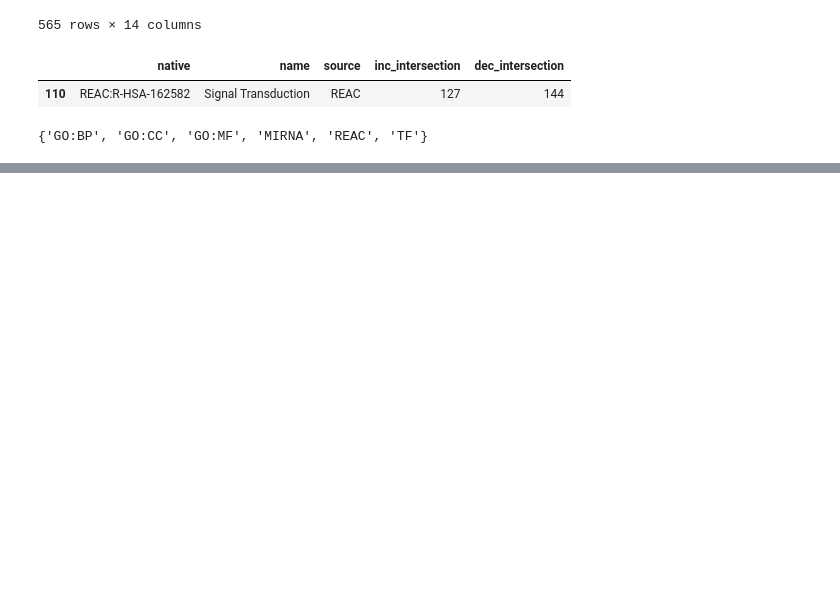
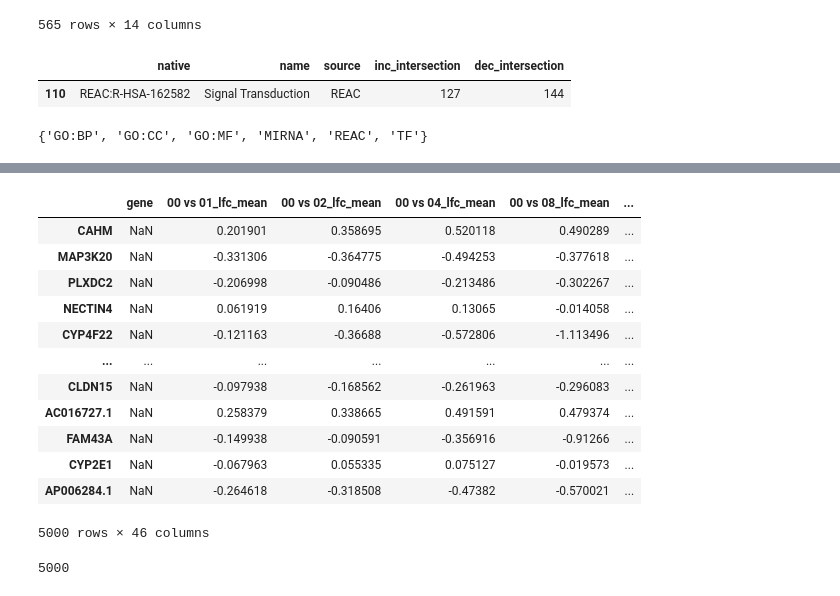
Before and after one commit to Formanj-0/UpDown_Project, a Jupyter notebook: WorkSpace/Dex/DEX_Pathway_Analysis.ipynb, the cells around one changed output, grey strips where cells are left out. Cells and saved outputs as stored; diff of their text form; code cells hidden in the pictures; blank space fills up the shorter version.

Commit message:
simplified Diff Expression

```diff
--- a/WorkSpace/Dex/DEX_Pathway_Analysis.ipynb
+++ b/WorkSpace/Dex/DEX_Pathway_Analysis.ipynb
@@ -179,3 +179,27 @@ union_0018[union_0018['source'] == 'REAC']
 set(union_0018['source'])
 # %% [output]
 {'GO:BP', 'GO:CC', 'GO:MF', 'MIRNA', 'REAC', 'TF'}
+# %%
+comparisons = [
+    '00 vs 01', '00 vs 02', '00 vs 04', '00 vs 08', '00 vs 18',
+    '01 vs 02', '01 vs 04', '01 vs 08', '01 vs 18',
+    '02 vs 04', '02 vs 08', '02 vs 18',
+    '04 vs 08', '04 vs 18',
+    '08 vs 18'
+]
+
+col = ['gene']
+col.extend([f'{c}_lfc_mean' for c in comparisons])
+col.extend([f'{c}_lfc_median' for c in comparisons])
+col.extend([f'{c}_lfc_std' for c in comparisons])
+
+simplifiedDE = pd.DataFrame(columns=col, index=list(set(DE.index)))
+n = 0
+for i in list(set(DE.index)):
+    for c in comparisons:
+        simplifiedDE.loc[i, f'{c}_lfc_mean'] = DE[DE['comparison'] == c].loc[i]['lfc_mean']
+        simplifiedDE.loc[i, f'{c}_lfc_median'] = DE[DE['comparison'] == c].loc[i]['lfc_median']
+        simplifiedDE.loc[i, f'{c}_lfc_std'] =  DE[DE['comparison'] == c].loc[i]['lfc_std']
+        n += 1
+        if n % 100 == 0:
+            print(n)
@@ -181,0 +226,20 @@ set(union_0018['source'])
+# %%
+simplifiedDE
+# %% [output]
+|  | gene | 00 vs 01_lfc_mean | 00 vs 02_lfc_mean | 00 vs 04_lfc_mean | 00 vs 08_lfc_mean | ... |
+| CAHM | NaN | 0.201901 | 0.358695 | 0.520118 | 0.490289 | ... |
+| MAP3K20 | NaN | -0.331306 | -0.364775 | -0.494253 | -0.377618 | ... |
+| PLXDC2 | NaN | -0.206998 | -0.090486 | -0.213486 | -0.302267 | ... |
+| NECTIN4 | NaN | 0.061919 | 0.16406 | 0.13065 | -0.014058 | ... |
+| CYP4F22 | NaN | -0.121163 | -0.36688 | -0.572806 | -1.113496 | ... |
+| ... | ... | ... | ... | ... | ... | ... |
+| CLDN15 | NaN | -0.097938 | -0.168562 | -0.261963 | -0.296083 | ... |
+| AC016727.1 | NaN | 0.258379 | 0.338665 | 0.491591 | 0.479374 | ... |
+| FAM43A | NaN | -0.149938 | -0.090591 | -0.356916 | -0.91266 | ... |
+| CYP2E1 | NaN | -0.067963 | 0.055335 | 0.075127 | -0.019573 | ... |
+| AP006284.1 | NaN | -0.264618 | -0.318508 | -0.47382 | -0.570021 | ... |
+5000 rows × 46 columns
+# %%
+len(list(set(DE.index)))
+# %% [output]
+5000
```
Also changed, not shown: parts of 2 cells of this notebook, 1 other file.
